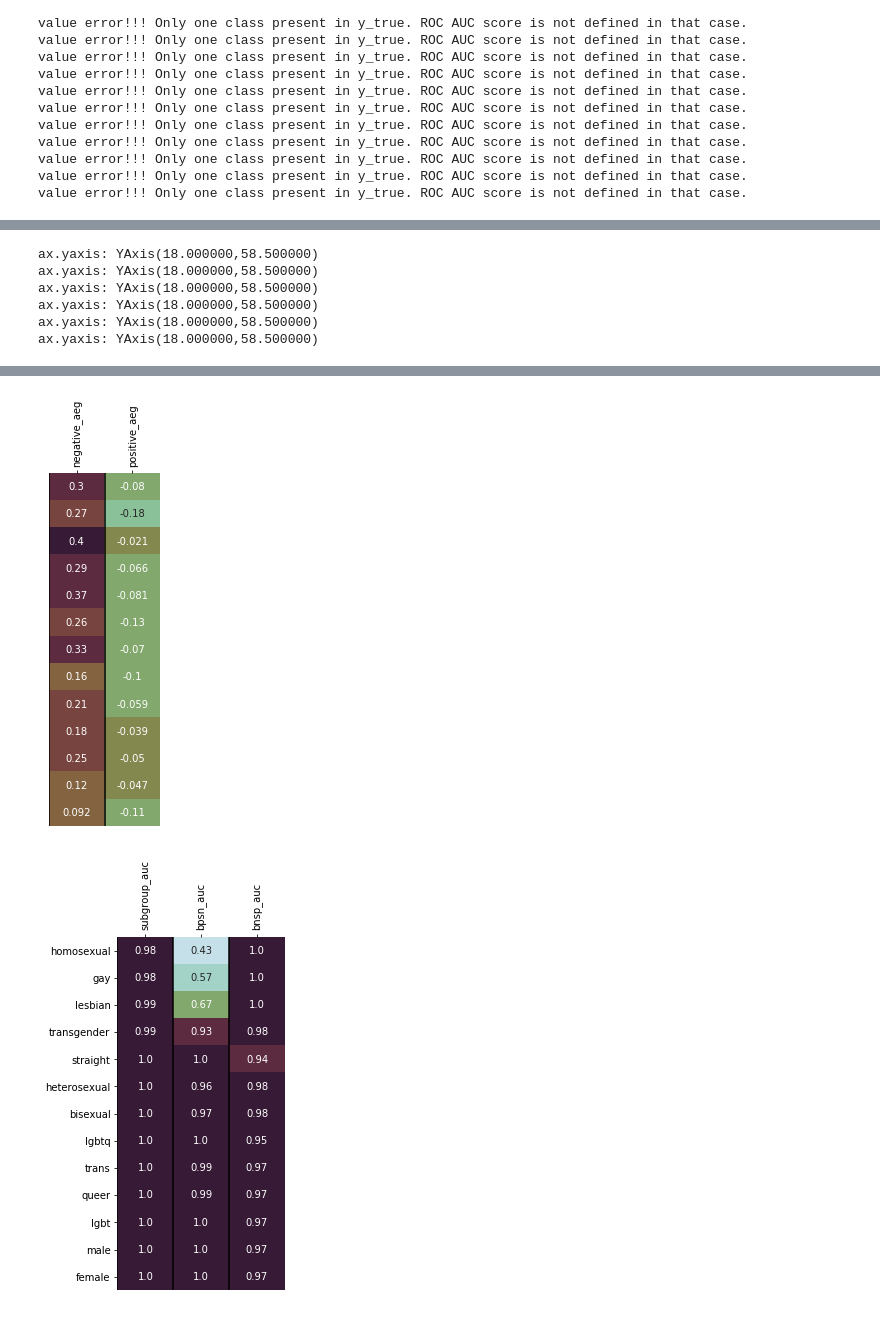
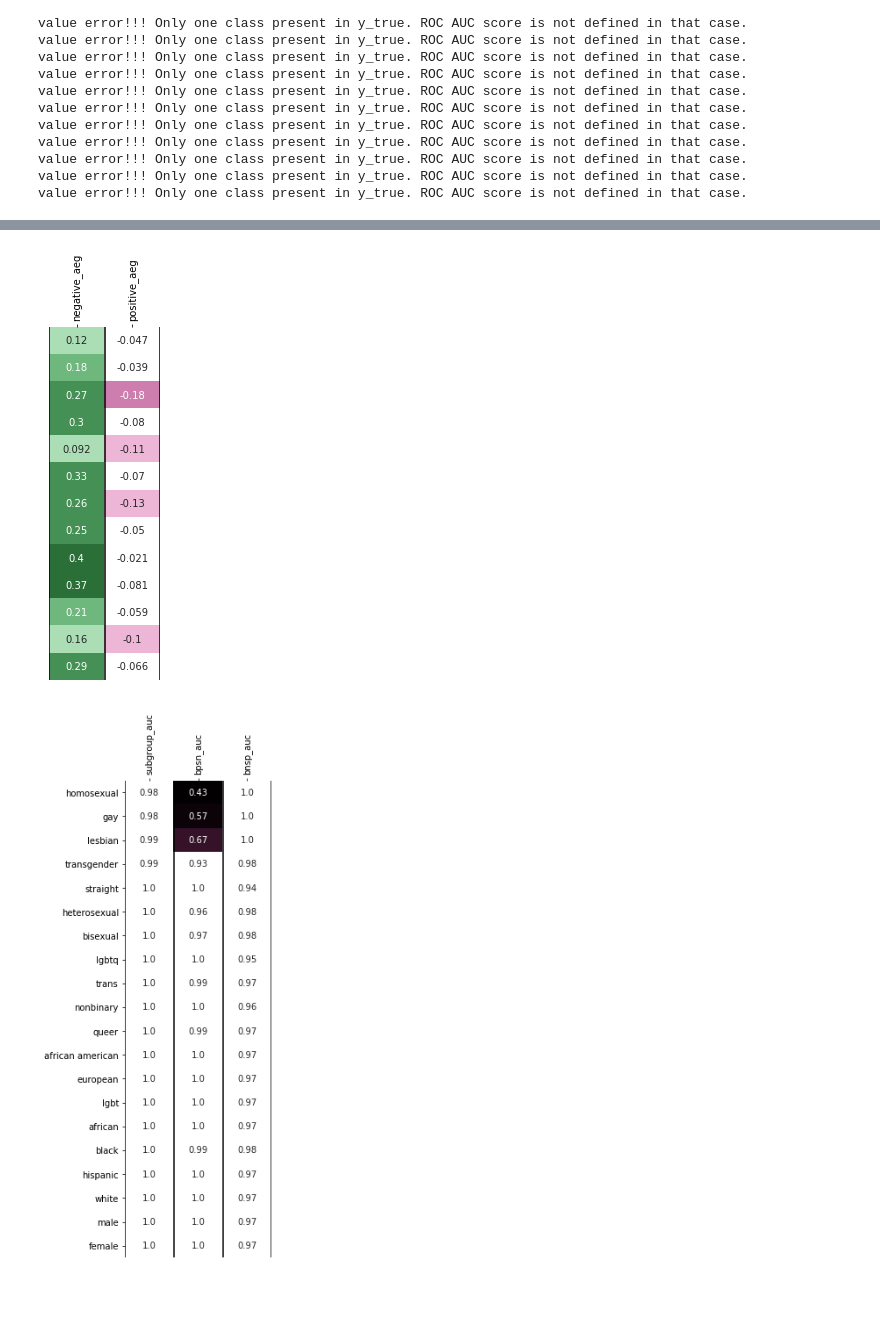
Before and after one commit to conversationai/unintended-ml-bias-analysis, a Jupyter notebook: unintended_ml_bias/FATES_Bias_Analysis.ipynb, the cells around one changed output, grey strips where cells are left out. Cells and saved outputs as stored; diff of their text form; code cells hidden in the pictures.

Commit message:
Updating colors

```diff
--- a/unintended_ml_bias/FATES_Bias_Analysis.ipynb
+++ b/unintended_ml_bias/FATES_Bias_Analysis.ipynb
@@ -143,8 +143,8 @@ def sort_by_weighted_pinned_auc(bias_metrics):
     return bias_metrics.drop('weighted_pinned_auc', axis=1)
 
 madlibs_bias_metrics = sort_by_weighted_pinned_auc(madlibs_bias_metrics)
-civil_comments_bias_metrics = sort_by_weighted_pinned_auc(civil_comments_bias_metrics)
-civil_comments_short_bias_metrics = sort_by_weighted_pinned_auc(civil_comments_short_bias_metrics)
+#civil_comments_bias_metrics = sort_by_weighted_pinned_auc(civil_comments_bias_metrics)
+#civil_comments_short_bias_metrics = sort_by_weighted_pinned_auc(civil_comments_short_bias_metrics)
 # %%
 civil_comments_short_bias_metrics
 # %% [output]
@@ -167,17 +167,48 @@ civil_comments_short_bias_metrics
 | 23 | NaN | 0.879970 | 0.364879 | NaN | ... |
 # %%
 # Define functions for printing bias metric heatmaps
+
+N_AEG_COLORS = 12
+
+aeg_negative_colors = sns.cubehelix_palette(N_AEG_COLORS,  # n_colors
+                                   0.6,  # start at magenta
+                                   0,  # no rotation
+                                   3,  # gamma
+                                   1,  # dark
+                                   1,  # light
+                                   reverse=True,
+                                   as_cmap=False)[int(N_AEG_COLORS/2):]
+
+aeg_positive_colors = sns.cubehelix_palette(N_AEG_COLORS,  # n_colors
+                                   2,  # greenish
+                                   0,  # no rotation
+                                   3,  # gamma
+                                   1,  # dark
+                                   1,  # light
+                                   reverse=False,
+                                   as_cmap=False)[:int(N_AEG_COLORS/2)]
+aeg_colors = aeg_negative_colors + aeg_positive_colors
+
 def limit_subgroups(bias_metrics, subgroups):
     return bias_metrics.loc[bias_metrics.subgroup.isin(subgroups)]
 
-def print_auc_heatmap(bias_metrics, subgroups, model, out=None):
+def print_auc_heatmap(bias_metrics, subgroups, model, out=None, color_palette=None):
     bias_metrics_for_subgroups = limit_subgroups(bias_metrics, subgroups)
-    color_palette = sns.cubehelix_palette(9, 0, 1, as_cmap=False)
+    if not color_palette:
+        color_palette = sns.cubehelix_palette(100,  # n_colors
+                                              0.6,  # start at magenta
+                                              0,  # no rotation
+                                              3,  # gamma
+                                              1,  # dark
+                                              1.2,  # light
+                                              reverse=True,
+                                              as_cmap=False)
     model_bias_analysis.plot_auc_heatmap(bias_metrics_for_subgroups, [model], color_palette, out=out)
 
-def print_aeg_heatmap(bias_metrics, subgroups, model, out=None):
+def print_aeg_heatmap(bias_metrics, subgroups, model, out=None, color_palette=None):
     bias_metrics_for_subgroups = limit_subgroups(bias_metrics, subgroups)
-    color_palette = sns.cubehelix_palette(9, 0, 1, as_cmap=False)
+    if not color_palette:
+        color_palette = aeg_colors
     model_bias_analysis.plot_aeg_heatmap(bias_metrics_for_subgroups, [model], color_palette, out=out)
 
 def get_identities_over_n(df, n, all_identities):
@@ -203,16 +234,10 @@ print_aeg_heatmap(civil_comments_short_bias_metrics, CIVIL_COMMENTS_HEATMAP_IDEN
 print_aeg_heatmap(civil_comments_short_bias_metrics, CIVIL_COMMENTS_HEATMAP_IDENTITIES, 'RockV6_2:TOXICITY', '/tmp/civil_short_aegs_6.png')
 
 # Print Madlibs heatmaps, using same number of identities as civil comments
-num_identities = len(CIVIL_COMMENTS_HEATMAP_IDENTITIES)
+num_identities = 20
 MADLIB_HEATMAP_IDENTITIES = madlibs_identity_terms[:num_identities]
 print_auc_heatmap(madlibs_bias_metrics, MADLIB_HEATMAP_IDENTITIES, 'Rock:TOXICITY', '/tmp/madlibs_aucs_1.png')
 print_auc_heatmap(madlibs_bias_metrics, MADLIB_HEATMAP_IDENTITIES, 'RockV6_2:TOXICITY', '/tmp/madlibs_aucs_6.png')
 print_aeg_heatmap(madlibs_bias_metrics, MADLIB_HEATMAP_IDENTITIES, 'Rock:TOXICITY', '/tmp/madlibs_aegs_1.png')
 print_aeg_heatmap(madlibs_bias_metrics, MADLIB_HEATMAP_IDENTITIES, 'RockV6_2:TOXICITY', '/tmp/madlibs_aegs_6.png')
 # %% [output]
-ax.yaxis: YAxis(18.000000,58.500000)
-ax.yaxis: YAxis(18.000000,58.500000)
-ax.yaxis: YAxis(18.000000,58.500000)
-ax.yaxis: YAxis(18.000000,58.500000)
-ax.yaxis: YAxis(18.000000,58.500000)
-ax.yaxis: YAxis(18.000000,58.500000)
@@ -226,2 +251,2 @@ ax.yaxis: YAxis(18.000000,58.500000)
-[figure, old version]
+[figure, new version]
-[figure, old version]
+[figure, new version]
```
Also changed, not shown: parts of 3 cells of this notebook, 1 other file.
